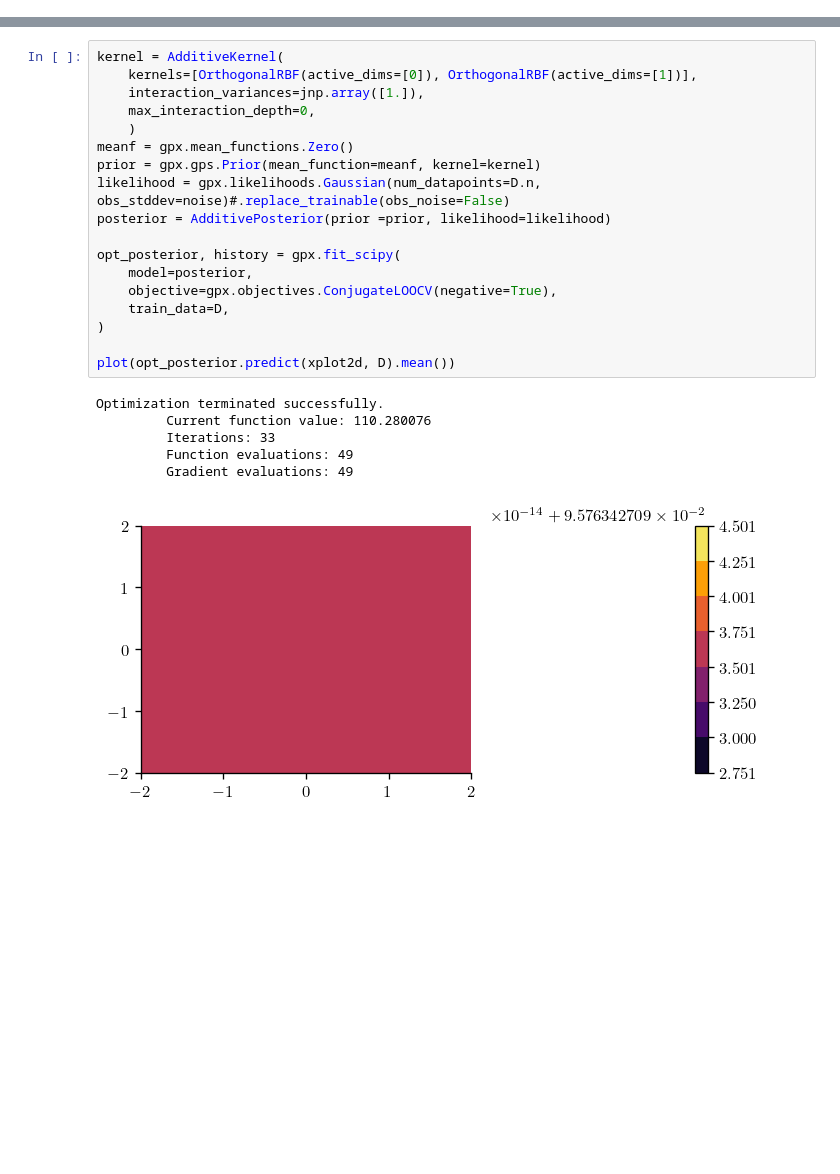
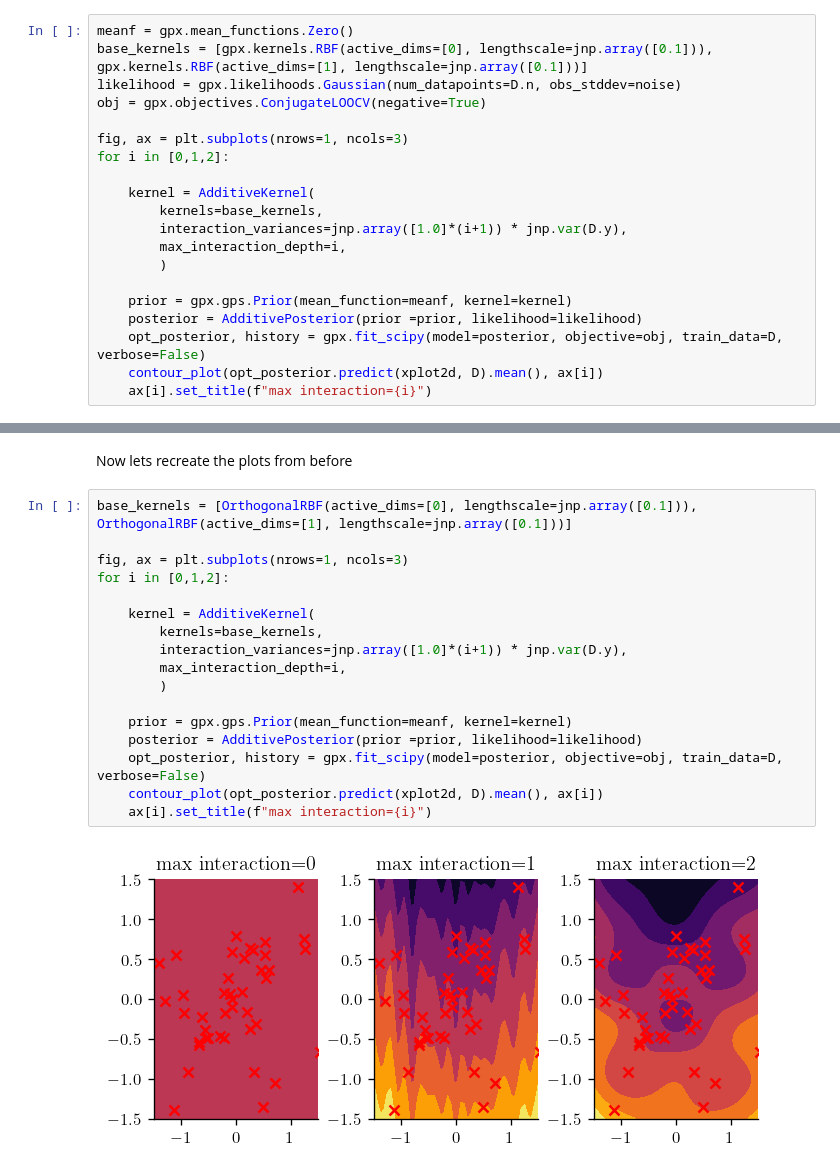
Before and after one commit to JaxGaussianProcesses/GPJax, a Jupyter notebook: docs/examples/OAK.ipynb, the cells around one changed output, grey strips where cells are left out. Cells and saved outputs as stored; diff of their text form; blank space fills up the shorter version.

```diff
--- a/docs/examples/OAK.ipynb
+++ b/docs/examples/OAK.ipynb
@@ -111,0 +152,20 @@ lengthscaels are [0.74463483 0.4944019 ]
+# %%
+meanf = gpx.mean_functions.Zero()
+base_kernels = [gpx.kernels.RBF(active_dims=[0], lengthscale=jnp.array([0.1])), gpx.kernels.RBF(active_dims=[1], lengthscale=jnp.array([0.1]))]
+likelihood = gpx.likelihoods.Gaussian(num_datapoints=D.n, obs_stddev=noise)
+obj = gpx.objectives.ConjugateLOOCV(negative=True)
+
+fig, ax = plt.subplots(nrows=1, ncols=3)
+for i in [0,1,2]:
+
+    kernel = AdditiveKernel(
+        kernels=base_kernels,
+        interaction_variances=jnp.array([1.0]*(i+1)) * jnp.var(D.y),
+        max_interaction_depth=i,
+        )
+
+    prior = gpx.gps.Prior(mean_function=meanf, kernel=kernel)
+    posterior = AdditivePosterior(prior =prior, likelihood=likelihood)
+    opt_posterior, history = gpx.fit_scipy(model=posterior, objective=obj, train_data=D, verbose=False)
+    contour_plot(opt_posterior.predict(xplot2d, D).mean(), ax[i])
+    ax[i].set_title(f"max interaction={i}")
@@ -236,25 +232,21 @@ class AdditivePosterior(gpx.gps.ConjugatePosterior):
+# %% [markdown]
+Now lets recreate the plots from before
 # %%
-kernel = AdditiveKernel(
-    kernels=[OrthogonalRBF(active_dims=[0]), OrthogonalRBF(active_dims=[1])],
-    interaction_variances=jnp.array([1.]),
-    max_interaction_depth=0,
-    )
-meanf = gpx.mean_functions.Zero()
-prior = gpx.gps.Prior(mean_function=meanf, kernel=kernel)
-likelihood = gpx.likelihoods.Gaussian(num_datapoints=D.n, obs_stddev=noise)#.replace_trainable(obs_noise=False)
-posterior = AdditivePosterior(prior =prior, likelihood=likelihood)
+base_kernels = [OrthogonalRBF(active_dims=[0], lengthscale=jnp.array([0.1])), OrthogonalRBF(active_dims=[1], lengthscale=jnp.array([0.1]))]
 
-opt_posterior, history = gpx.fit_scipy(
-    model=posterior,
-    objective=gpx.objectives.ConjugateLOOCV(negative=True),
-    train_data=D,
-)
+fig, ax = plt.subplots(nrows=1, ncols=3)
+for i in [0,1,2]:
 
-plot(opt_posterior.predict(xplot2d, D).mean())
+    kernel = AdditiveKernel(
+        kernels=base_kernels,
+        interaction_variances=jnp.array([1.0]*(i+1)) * jnp.var(D.y),
+        max_interaction_depth=i,
+        )
+
+    prior = gpx.gps.Prior(mean_function=meanf, kernel=kernel)
+    posterior = AdditivePosterior(prior =prior, likelihood=likelihood)
+    opt_posterior, history = gpx.fit_scipy(model=posterior, objective=obj, train_data=D, verbose=False)
+    contour_plot(opt_posterior.predict(xplot2d, D).mean(), ax[i])
+    ax[i].set_title(f"max interaction={i}")
 # %% [output]
-Optimization terminated successfully.
-         Current function value: 110.280076
-         Iterations: 33
-         Function evaluations: 49
-         Gradient evaluations: 49
-[figure, old version]
+[figure, new version]
```
Also changed, not shown: parts of 24 cells of this notebook, 1 other file.
